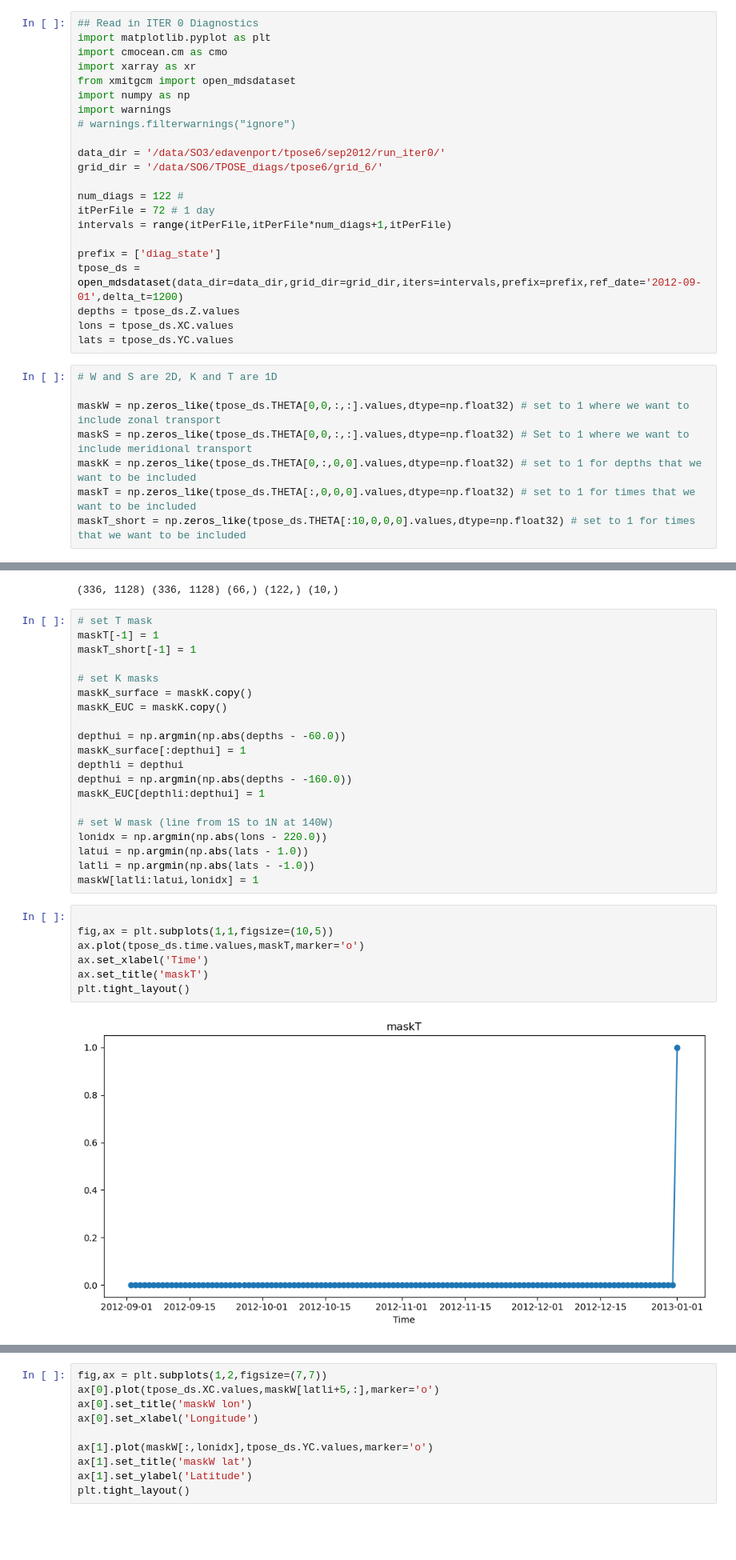
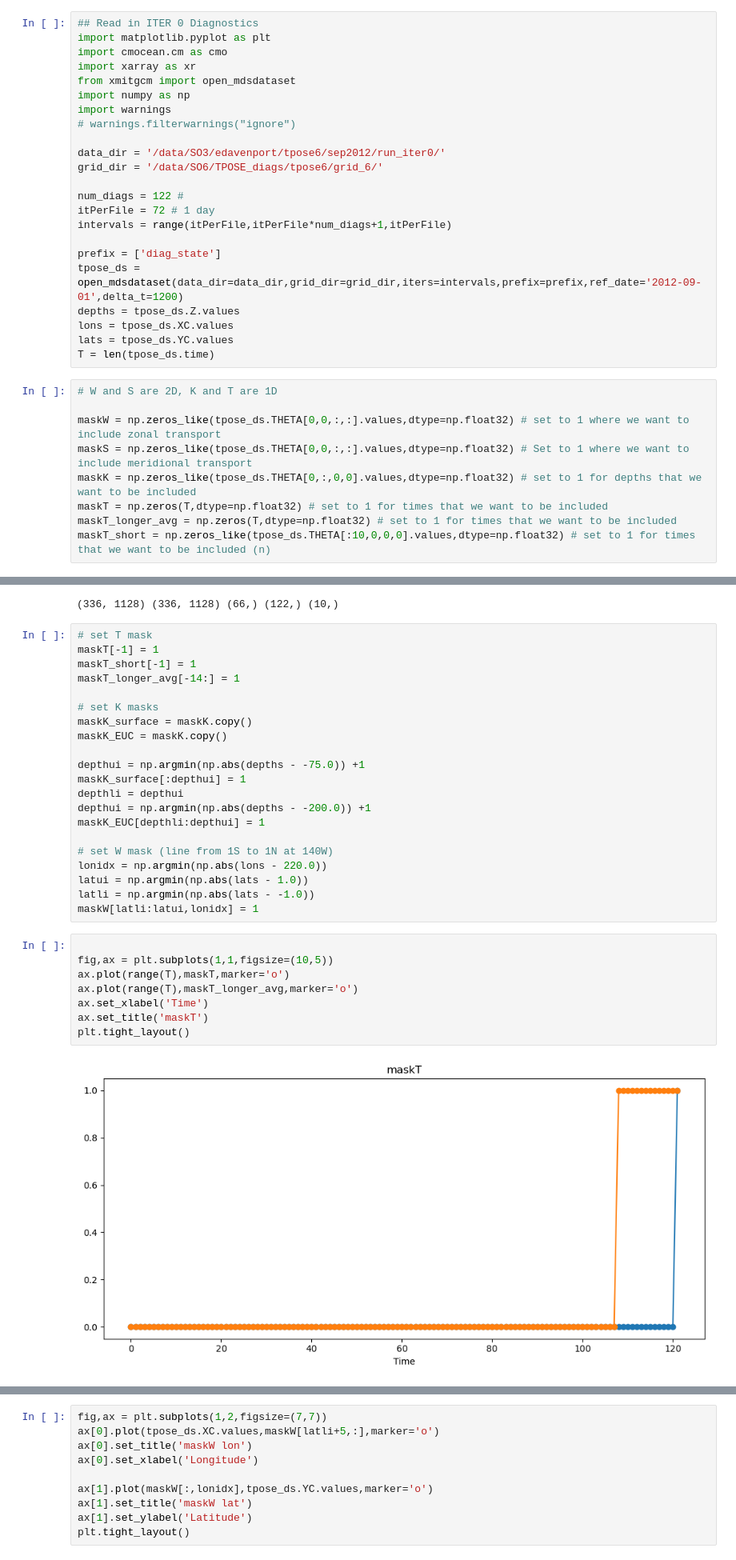
Before and after one commit to eldavenport/TPOSE6_Sensitivity, a Jupyter notebook: model_setup/generate_masks.ipynb, the cells around one changed output, grey strips where cells are left out. Shown at 80% size. Drawn from its saved outputs; the diff is of its cells as text; blank space fills up the shorter version.

Commit message:
updating depth masks, adding a longer time average option for EUC sensitivity

```diff
--- a/model_setup/generate_masks.ipynb
+++ b/model_setup/generate_masks.ipynb
@@ -35,14 +32,16 @@ tpose_ds = open_mdsdataset(data_dir=data_dir,grid_dir=grid_dir,iters=intervals,p
 depths = tpose_ds.Z.values
 lons = tpose_ds.XC.values
 lats = tpose_ds.YC.values
+T = len(tpose_ds.time)
 # %%
 # W and S are 2D, K and T are 1D
 
 maskW = np.zeros_like(tpose_ds.THETA[0,0,:,:].values,dtype=np.float32) # set to 1 where we want to include zonal transport
 maskS = np.zeros_like(tpose_ds.THETA[0,0,:,:].values,dtype=np.float32) # Set to 1 where we want to include meridional transport
 maskK = np.zeros_like(tpose_ds.THETA[0,:,0,0].values,dtype=np.float32) # set to 1 for depths that we want to be included
-maskT = np.zeros_like(tpose_ds.THETA[:,0,0,0].values,dtype=np.float32) # set to 1 for times that we want to be included
-maskT_short = np.zeros_like(tpose_ds.THETA[:10,0,0,0].values,dtype=np.float32) # set to 1 for times that we want to be included
+maskT = np.zeros(T,dtype=np.float32) # set to 1 for times that we want to be included
+maskT_longer_avg = np.zeros(T,dtype=np.float32) # set to 1 for times that we want to be included
+maskT_short = np.zeros_like(tpose_ds.THETA[:10,0,0,0].values,dtype=np.float32) # set to 1 for times that we want to be included (n)
 # %%
 print(maskW.shape,maskS.shape,maskK.shape,maskT.shape, maskT_short.shape)
 # %% [output]
@@ -51,15 +50,16 @@ print(maskW.shape,maskS.shape,maskK.shape,maskT.shape, maskT_short.shape)
 # set T mask
 maskT[-1] = 1
 maskT_short[-1] = 1
+maskT_longer_avg[-14:] = 1
 
 # set K masks
 maskK_surface = maskK.copy()
 maskK_EUC = maskK.copy()
 
-depthui = np.argmin(np.abs(depths - -60.0))
+depthui = np.argmin(np.abs(depths - -75.0)) +1
 maskK_surface[:depthui] = 1
 depthli = depthui
-depthui = np.argmin(np.abs(depths - -160.0))
+depthui = np.argmin(np.abs(depths - -200.0)) +1
 maskK_EUC[depthli:depthui] = 1
 
 # set W mask (line from 1S to 1N at 140W)
@@ -70,12 +70,13 @@ maskW[latli:latui,lonidx] = 1
 # %%
 
 fig,ax = plt.subplots(1,1,figsize=(10,5))
-ax.plot(tpose_ds.time.values,maskT,marker='o')
+ax.plot(range(T),maskT,marker='o')
+ax.plot(range(T),maskT_longer_avg,marker='o')
 ax.set_xlabel('Time')
 ax.set_title('maskT')
 plt.tight_layout()
 # %% [output]
-[figure, old version]
+[figure, new version]
 # %%
 fig,ax = plt.subplots(1,2,figsize=(7,7))
 ax[0].plot(maskK_surface,tpose_ds.Z.values,marker='o',label='Surface')
```
Also changed, not shown: parts of 4 cells of this notebook, 3 other files.
